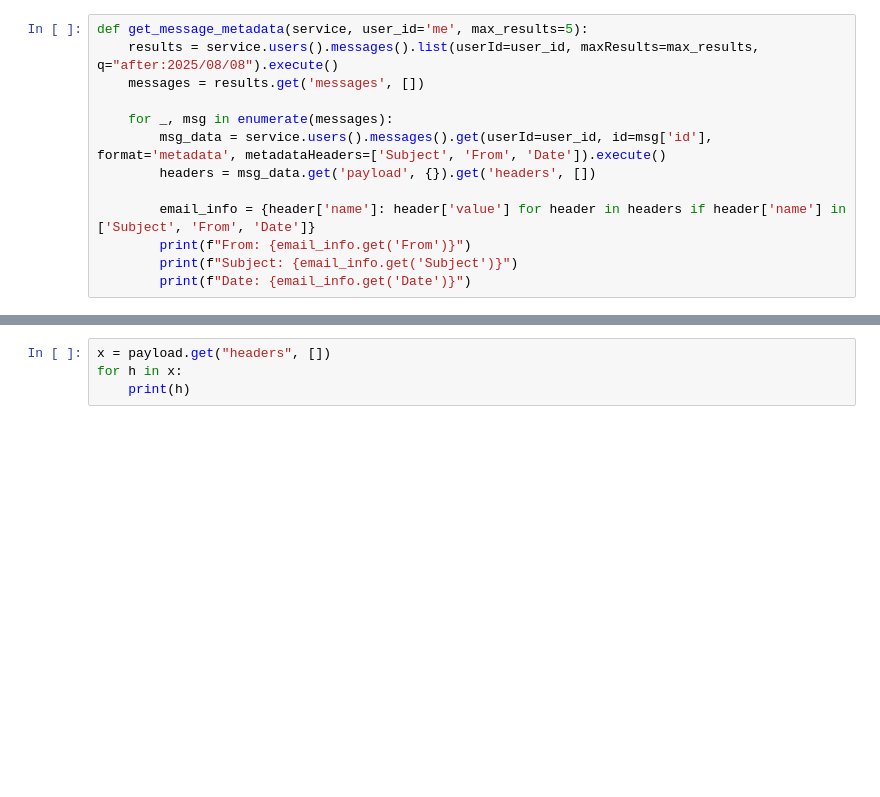
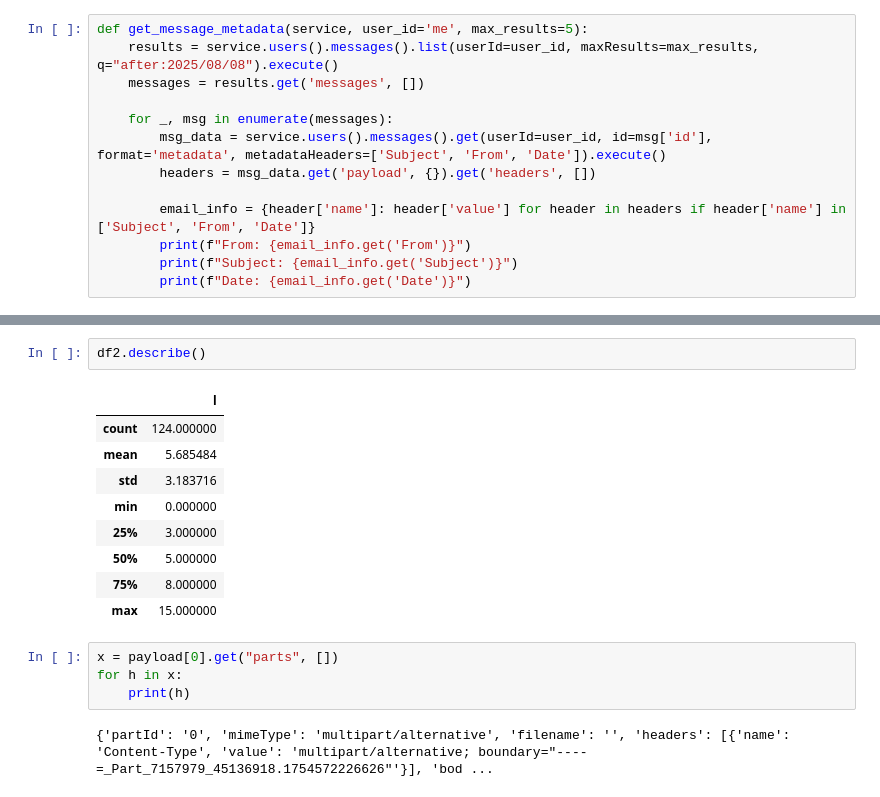
Before and after one commit to sathwikmethari/mailpred_airflow, a Jupyter notebook: testing_code.ipynb, the cells around one changed output, grey strips where cells are left out. Drawn from its saved outputs; the diff is of its cells as text; blank space fills up the shorter version.

```diff
--- a/testing_code.ipynb
+++ b/testing_code.ipynb
@@ -62,6 +79,20 @@ df["Sender"].value_counts()
+# %%
+df2.describe()
+# %% [output]
+|  | l |
+| count | 124.000000 |
+| mean | 5.685484 |
+| std | 3.183716 |
+| min | 0.000000 |
+| 25% | 3.000000 |
+| 50% | 5.000000 |
+| 75% | 8.000000 |
+| max | 15.000000 |
 # %%
-x = payload.get("headers", [])
+x = payload[0].get("parts", [])
 for h in x:
     print(h)
+# %% [output]
+{'partId': '0', 'mimeType': 'multipart/alternative', 'filename': '', 'headers': [{'name': 'Content-Type', 'value': 'multipart/alternative; boundary="----=_Part_7157979_45136918.1754572226626"'}], 'bod ...
 # %%
 from dags.utils import extract_headers, decode_body
```
Also changed, not shown: parts of 14 cells of this notebook, 3 other files.
